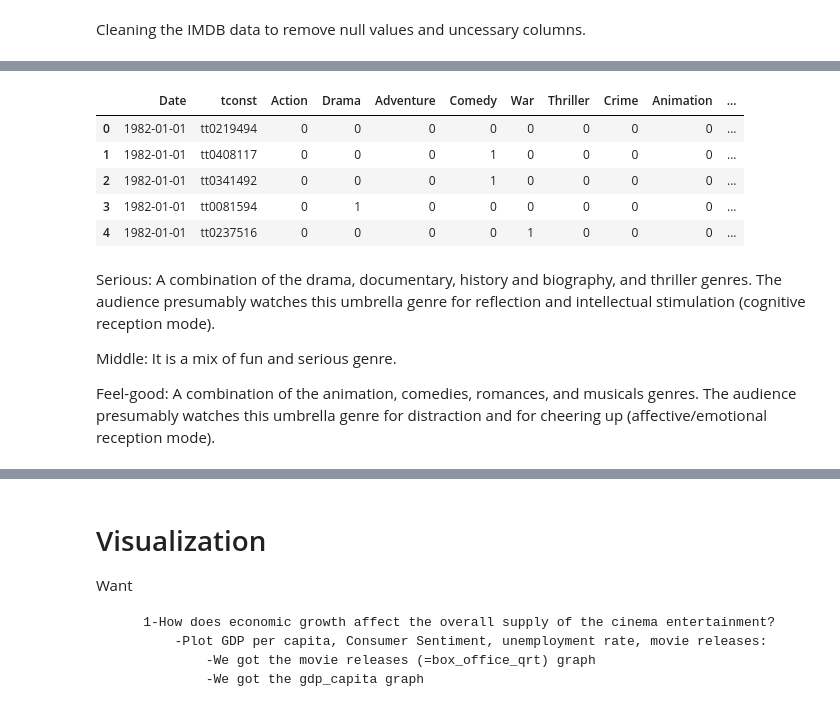
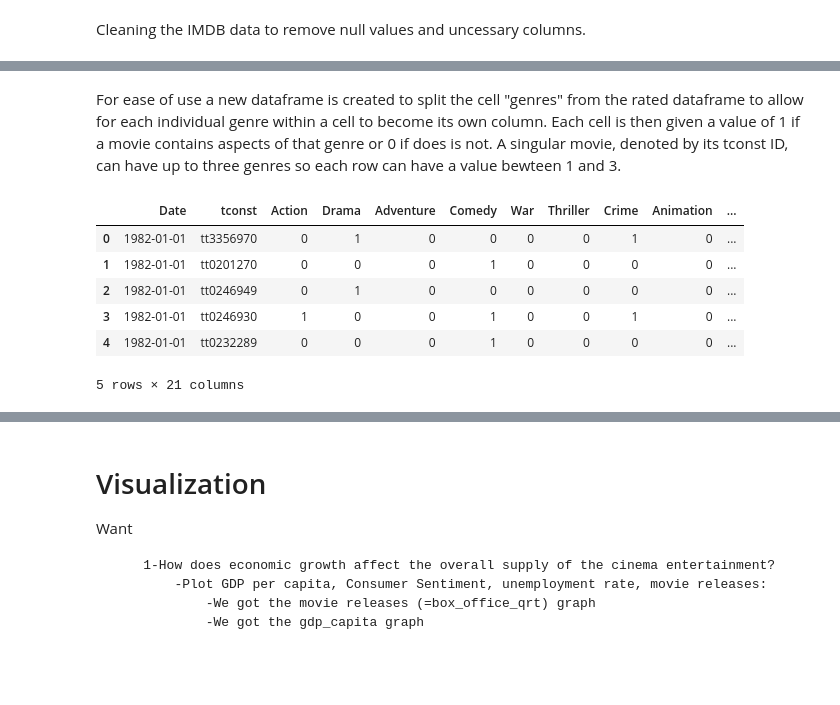
Before and after one commit to FabrizioCabreraC/Hollywood-as-recession-proof, a Jupyter notebook: Hollywood_Project.ipynb, the cells around one changed output, grey strips where cells are left out. Cells and saved outputs as stored; diff of their text form; code cells hidden in the pictures; blank space fills up the shorter version.

```diff
--- a/Hollywood_Project.ipynb
+++ b/Hollywood_Project.ipynb
@@ -405,3 +397,5 @@ rated.shape
+# %% [markdown]
+For ease of use a new dataframe is created to split the cell "genres" from the rated dataframe to allow for each individual genre within a cell to become its own column. Each cell is then given a value of 1 if a movie contains aspects of that genre or 0 if does is not. A singular movie, denoted by its tconst ID, can have up to three genres so each row can have a value bewteen 1 and 3.
 # %%
 genres = pd.DataFrame()
 
@@ -410,42 +404,37 @@ genres["tconst"] = rated.tconst
 
 genre_list = [
     "Action",
     "Drama",
     "Adventure",
     "Comedy",
     "War",
     "Thriller",
     "Crime",
     "Animation",
     "Horror",
     "Biography",
     "History",
     "Western",
     "Romance",
     "Fantasy",
     "Family",
-    "Musical",
+    "Music",
     "Mystery",
     "Sci-Fi",
     "Sport"
 ]
 
 for g in genre_list:
     genres[g] = rated["genres"].str.contains(g)
 
 
 genres = genres.replace({True:1,False:0})
 genres.head()
 # %% [output]
 |  | Date | tconst | Action | Drama | Adventure | Comedy | War | Thriller | Crime | Animation | ... |
-| 0 | 1982-01-01 | tt0219494 | 0 | 0 | 0 | 0 | 0 | 0 | 0 | 0 | ... |
-| 1 | 1982-01-01 | tt0408117 | 0 | 0 | 0 | 1 | 0 | 0 | 0 | 0 | ... |
-| 2 | 1982-01-01 | tt0341492 | 0 | 0 | 0 | 1 | 0 | 0 | 0 | 0 | ... |
-| 3 | 1982-01-01 | tt0081594 | 0 | 1 | 0 | 0 | 0 | 0 | 0 | 0 | ... |
-| 4 | 1982-01-01 | tt0237516 | 0 | 0 | 0 | 0 | 1 | 0 | 0 | 0 | ... |
+| 0 | 1982-01-01 | tt3356970 | 0 | 1 | 0 | 0 | 0 | 0 | 1 | 0 | ... |
+| 1 | 1982-01-01 | tt0201270 | 0 | 0 | 0 | 1 | 0 | 0 | 0 | 0 | ... |
+| 2 | 1982-01-01 | tt0246949 | 0 | 1 | 0 | 0 | 0 | 0 | 0 | 0 | ... |
+| 3 | 1982-01-01 | tt0246930 | 1 | 0 | 0 | 1 | 0 | 0 | 1 | 0 | ... |
+| 4 | 1982-01-01 | tt0232289 | 0 | 0 | 0 | 1 | 0 | 0 | 0 | 0 | ... |
+5 rows × 21 columns
-# %% [markdown]
-Serious: A combination of the drama, documentary, history and biography, and thriller genres. The audience presumably watches this umbrella genre for reflection and intellectual stimulation (cognitive reception mode).
-
-Middle: It is a mix of fun and serious genre.
-
-Feel-good: A combination of the animation, comedies, romances, and musicals genres. The audience presumably watches this umbrella genre for distraction and for cheering up (affective/emotional reception mode).
```
Also changed, not shown: parts of 25 cells of this notebook.
